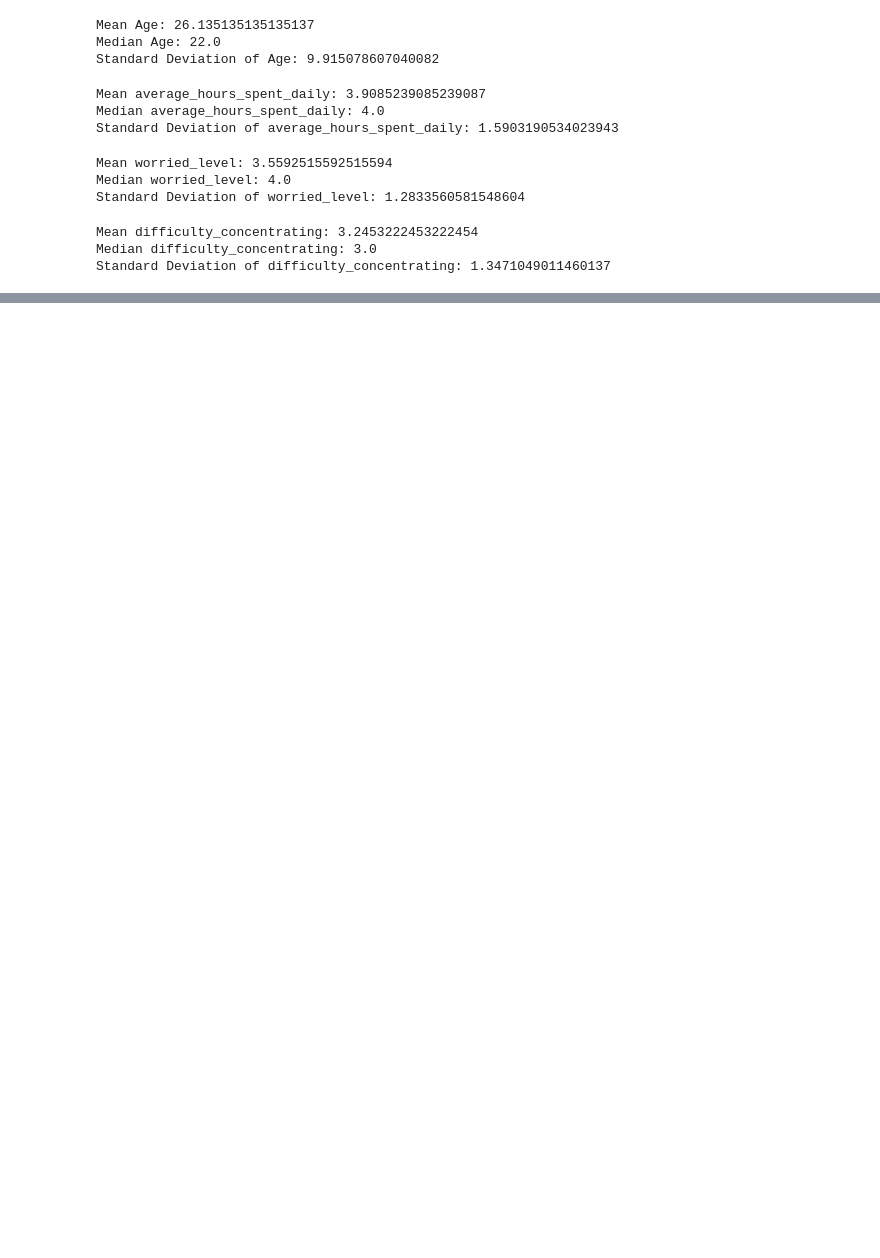
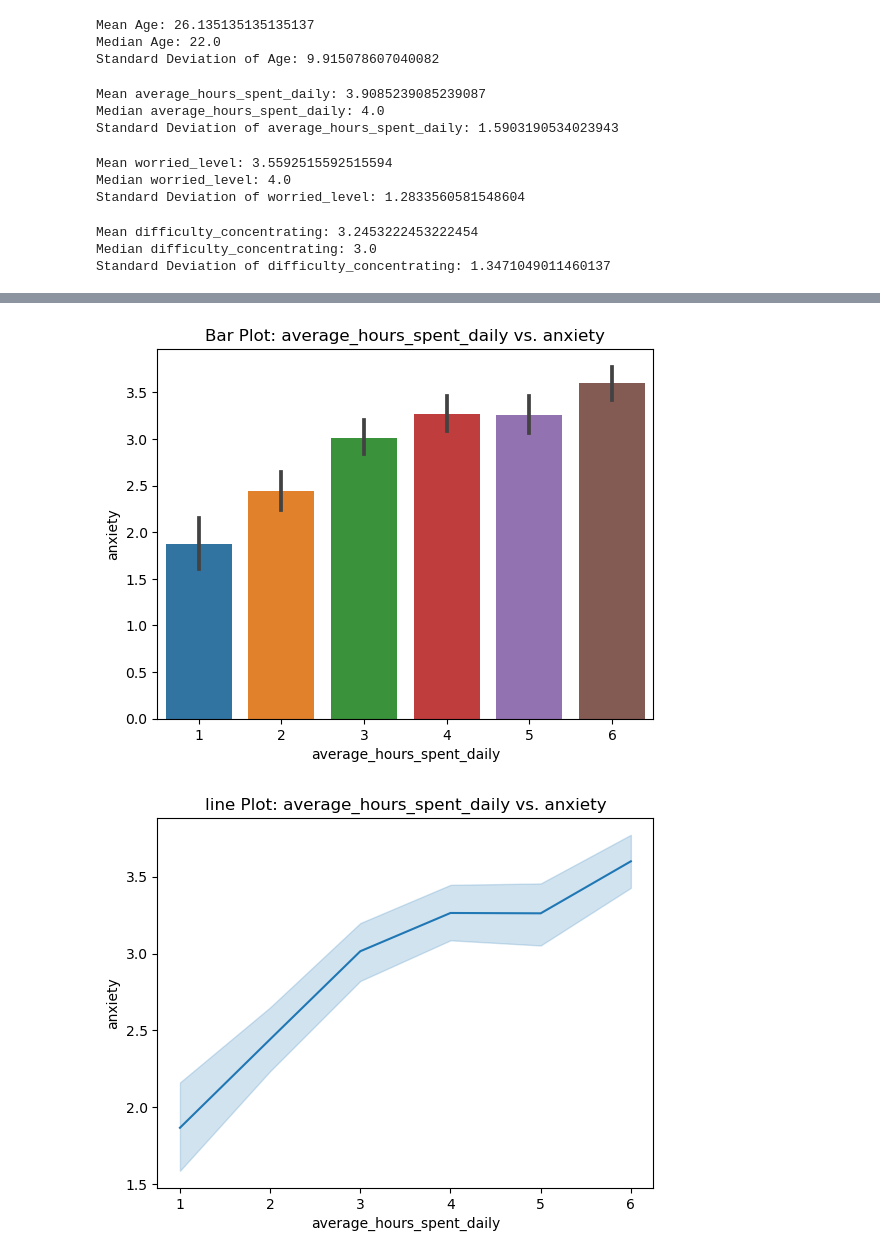
Before and after one commit to ReDI-Data-Analytics-2023/final-project, a Jupyter notebook: hodan_analysis.ipynb, the cells around one changed output, grey strips where cells are left out. Cells and saved outputs as stored; diff of their text form; code cells hidden in the pictures; blank space fills up the shorter version.

```diff
--- a/hodan_analysis.ipynb
+++ b/hodan_analysis.ipynb
@@ -72,0 +97,12 @@ Standard Deviation of difficulty_concentrating: 1.3471049011460137
+# %%
+# Bar plot average_hours_spent_daily vs. anxiety
+sns.barplot(x='average_hours_spent_daily', y='anxiety', data=df)
+plt.title('Bar Plot: average_hours_spent_daily vs. anxiety')
+plt.show()
+
+sns.lineplot(x='average_hours_spent_daily', y='anxiety', data=df)
+plt.title('line Plot: average_hours_spent_daily vs. anxiety')
+plt.show()
+# %% [output]
+[figure, added]
+[figure, added]
```
Also changed, not shown: parts of 12 cells of this notebook.
